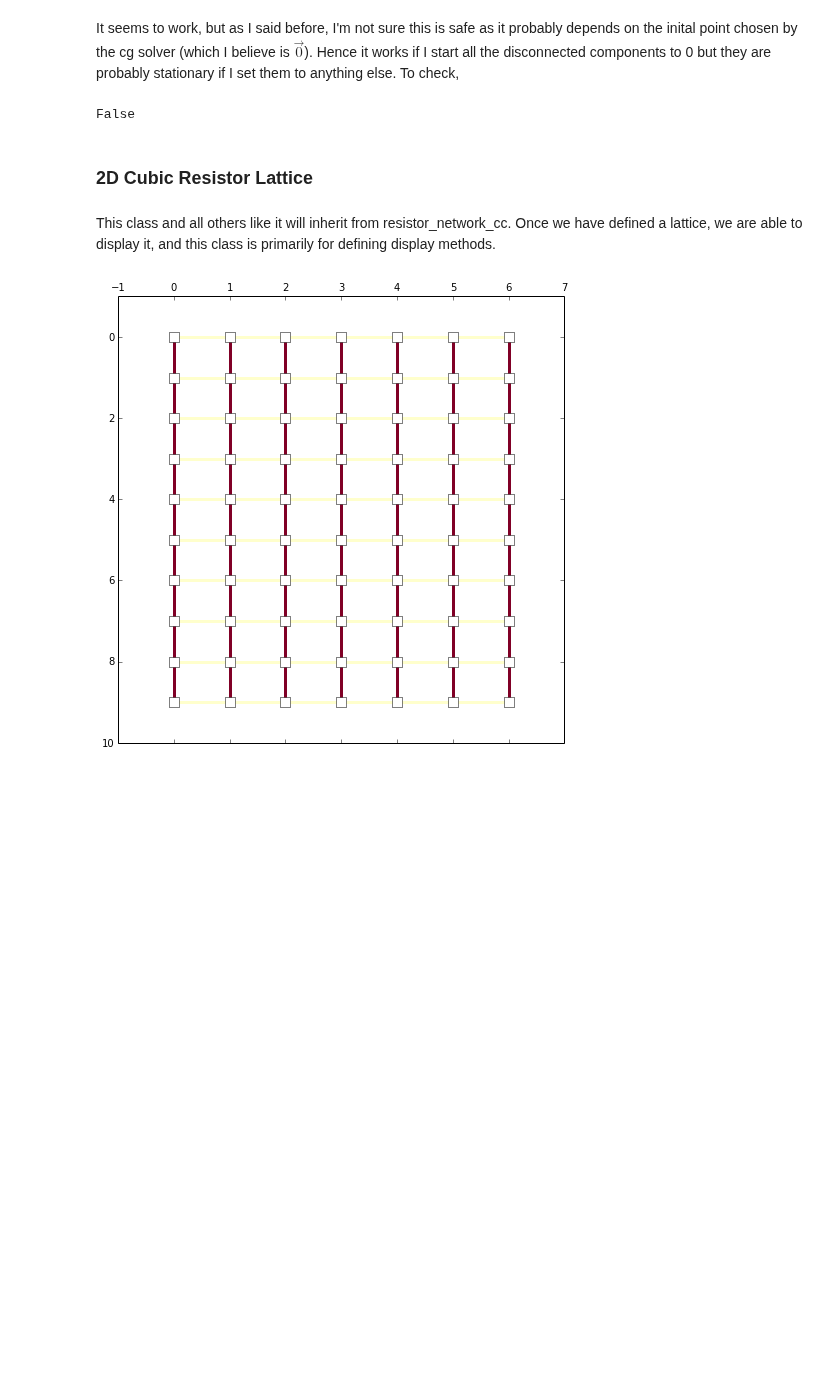
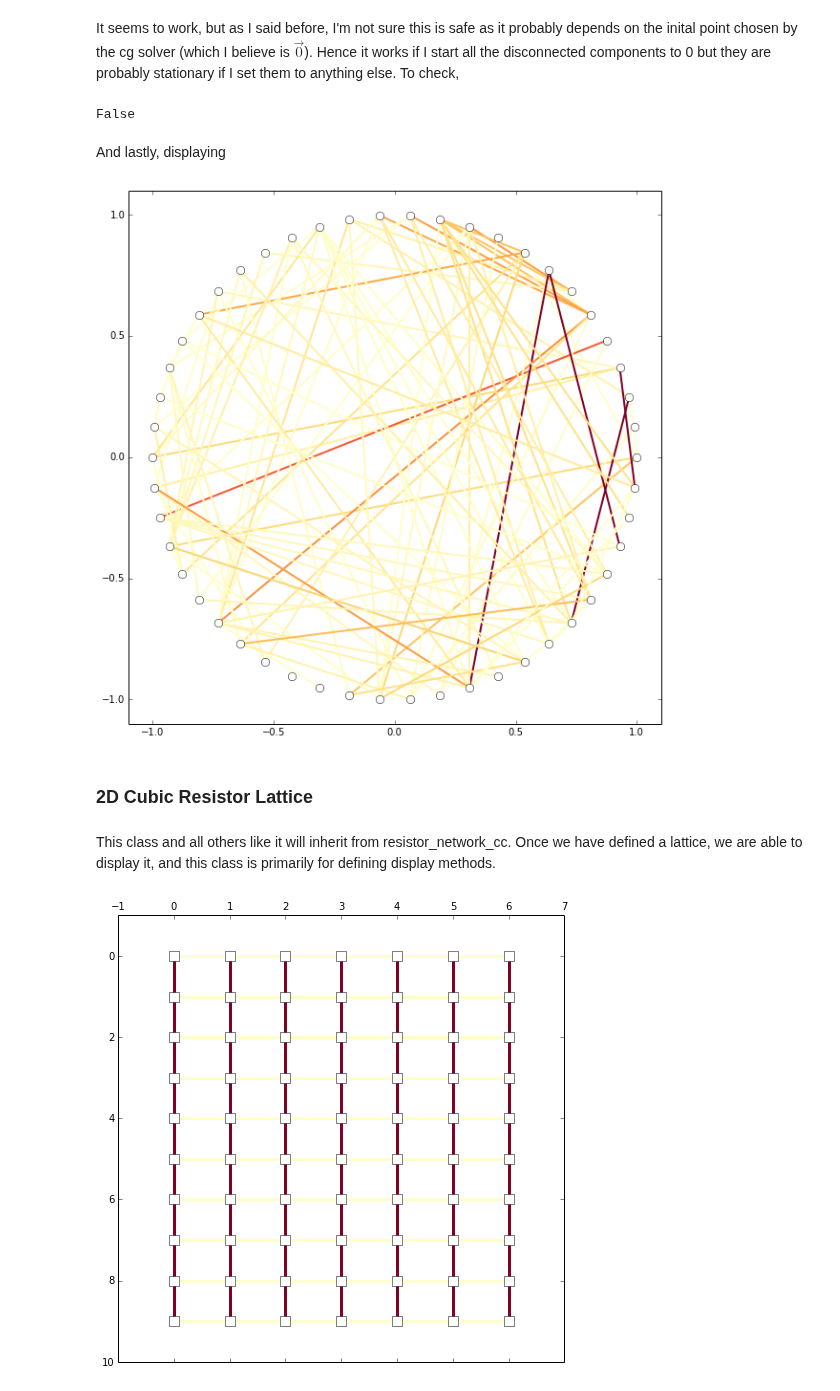
Before and after one commit to forrestsheldon/memNets, a Jupyter notebook: Resistor_Networks_V2.ipynb, the cells around one changed output. Cells and saved outputs as stored; diff of their text form; code cells hidden in the pictures; blank space fills up the shorter version.

```diff
--- a/Resistor_Networks_V2.ipynb
+++ b/Resistor_Networks_V2.ipynb
@@ -352,6 +501,6 @@ Rnet.conductivity()
 # %%
-
-G = gen_adj.cubic_2d_random((10,10), 0.65)
+num_nodes=50
+G = gen_adj.random_graph(num_nodes, 0.1, undirected=True)
 v_external = np.empty(num_nodes) * np.nan
 v_external[0:10] = 1
 v_external[-10:] = 0
@@ -397,6 +546,13 @@ Rnet.solve_voltages('cg', V_0=np.ones_like(v_external))
 np.allclose(spsolve_voltages_cc, Rnet.voltages, rtol=1e-1)
 # %% [output]
 False
+# %% [markdown]
+And lastly, displaying
+# %%
+fig, ax = plt.subplots(figsize=(10,10))
+Rnet.display_network(ax, 'power')
+# %% [output]
+[figure, added]
 # %% [markdown]
 ### 2D Cubic Resistor Lattice
 # %% [markdown]
```
Also changed, not shown: parts of 14 cells of this notebook, 3 other files.
